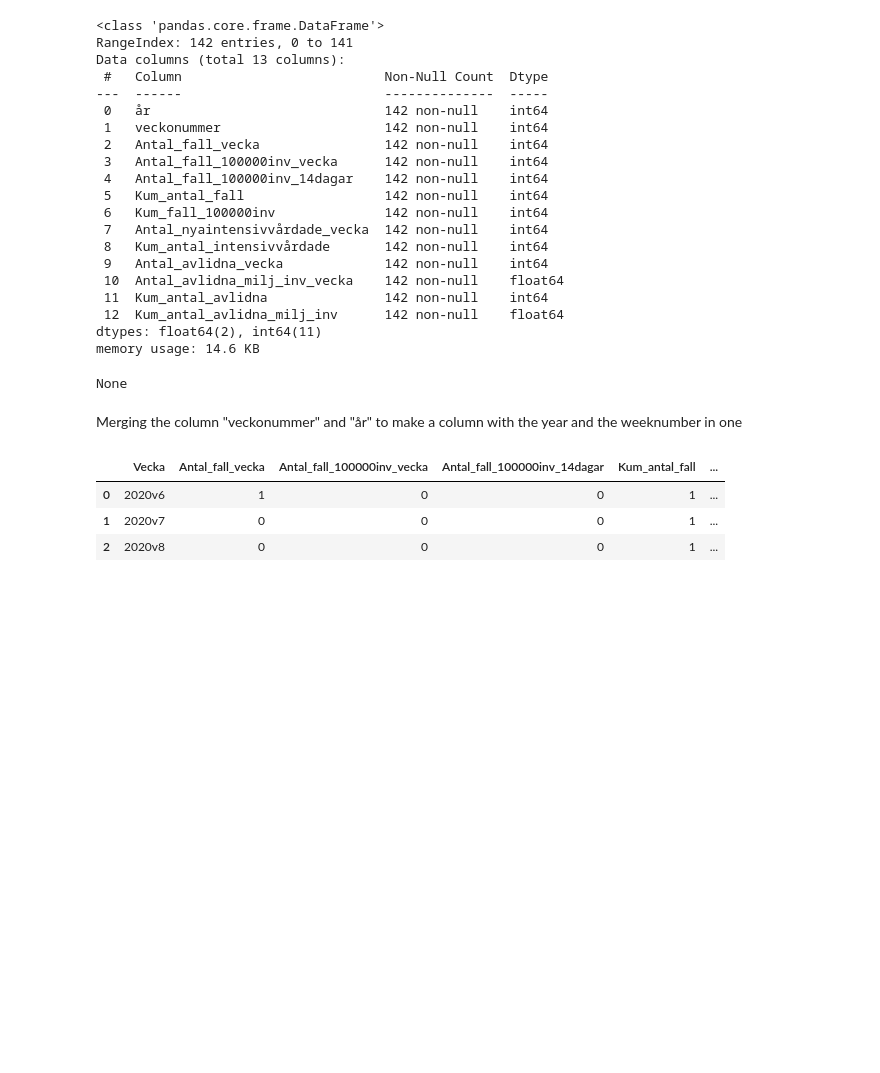
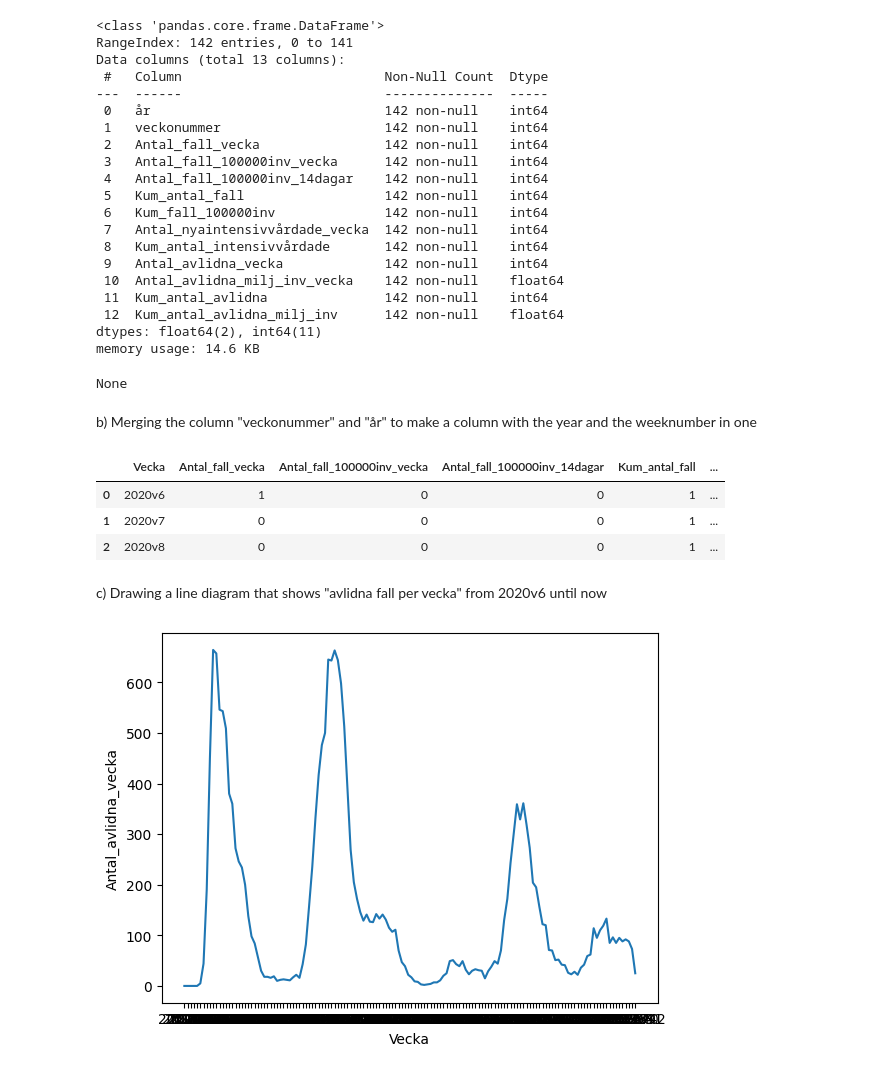
Before and after one commit to Zeepat/Dataprocessing-Asajad-Hussein, a Jupyter notebook: Lab/Lab.ipynb, the cells around one changed output. Drawn from its saved outputs; the diff is of its cells as text; code cells hidden in the pictures; blank space fills up the shorter version.

Commit message:
Updated Lab.ipynb
I started on exercise 1c. Created a DataFrame for the exercise and plotted it.

```diff
--- a/Lab/Lab.ipynb
+++ b/Lab/Lab.ipynb
@@ -69,6 +71,7 @@ dtypes: float64(2), int64(11)
 memory usage: 14.6 KB
 None
 # %% [markdown]
+b)
 Merging the column "veckonummer" and "år" to make a column with the year and the weeknumber in one
 # %%
 veckodata_riket["Vecka"] = (
@@ -86,3 +89,20 @@ veckodata_riket.head(3)
 | 0 | 2020v6 | 1 | 0 | 0 | 1 | ... |
 | 1 | 2020v7 | 0 | 0 | 0 | 1 | ... |
 | 2 | 2020v8 | 0 | 0 | 0 | 1 | ... |
+# %% [markdown]
+c) Drawing a line diagram that shows "avlidna fall per vecka" from 2020v6 until now
+# %%
+# select the columns "Vecka" and "Antal_avlidna_vecka"
+avlidna_per_vecka = veckodata_riket[["Vecka", "Antal_avlidna_vecka"]]
+
+# set the index to "Vecka"
+avlidna_per_vecka.set_index("Vecka", inplace=True)
+
+# plot using seaborn
+sns.lineplot(data=avlidna_per_vecka, x=avlidna_per_vecka.index, y="Antal_avlidna_vecka")
+
+# plot using plotly express
+fig = px.line(avlidna_per_vecka, x=avlidna_per_vecka.index, y="Antal_avlidna_vecka")
+fig.show()
+# %% [output]
+[figure, added]
```
Also changed, not shown: parts of 2 cells of this notebook.
